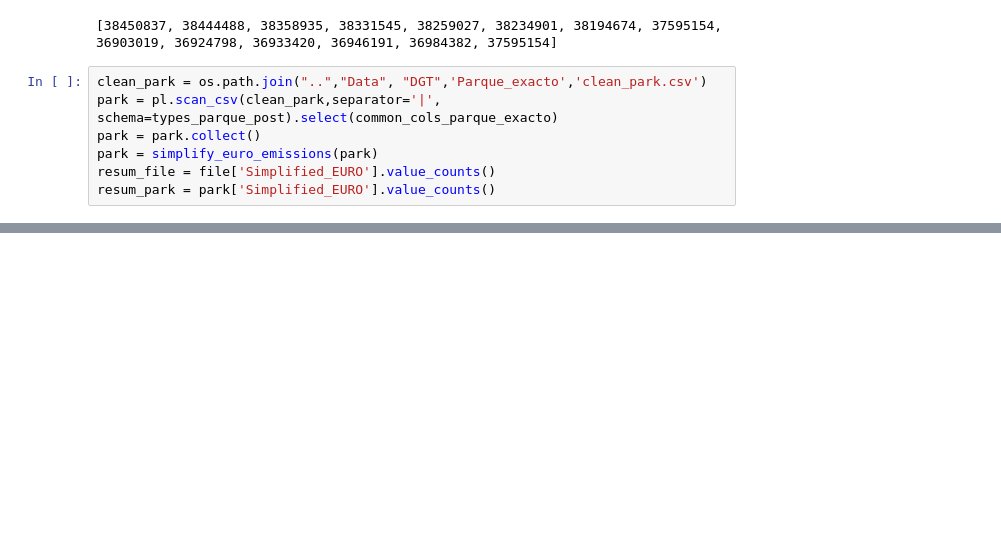
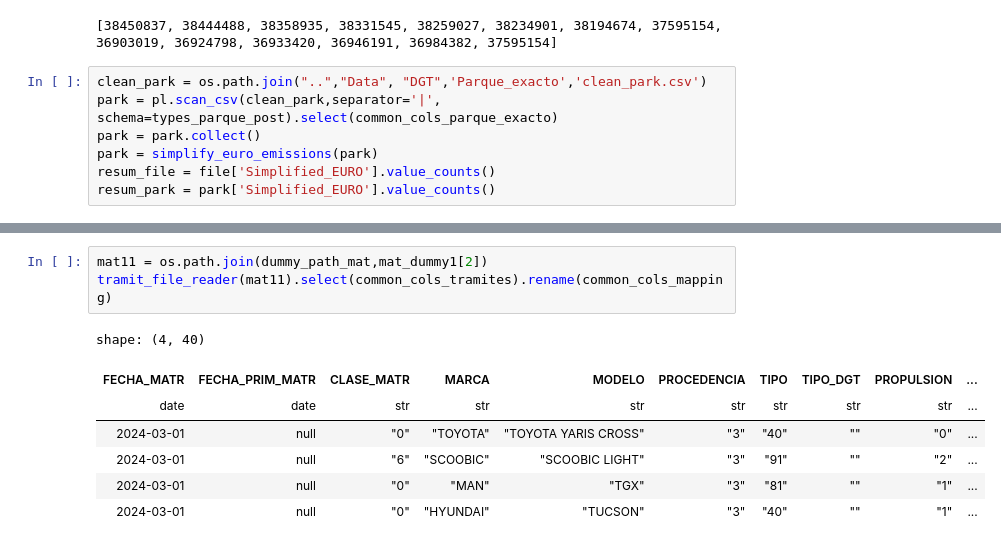
Before and after one commit to DaniBedmar/TFM-Air-Quality-Forecasting, a Jupyter notebook: Notebooks/cars_compilers.ipynb, the cells around one changed output, grey strips where cells are left out. Cells and saved outputs as stored; diff of their text form; blank space fills up the shorter version.

```diff
--- a/Notebooks/cars_compilers.ipynb
+++ b/Notebooks/cars_compilers.ipynb
@@ -186,0 +287,11 @@ resum_park = park['Simplified_EURO'].value_counts()
+# %%
+mat11 = os.path.join(dummy_path_mat,mat_dummy1[2])
+tramit_file_reader(mat11).select(common_cols_tramites).rename(common_cols_mapping)
+# %% [output]
+shape: (4, 40)
+| FECHA_MATR | FECHA_PRIM_MATR | CLASE_MATR | MARCA | MODELO | PROCEDENCIA | TIPO | TIPO_DGT | PROPULSION | ... |
+| date | date | str | str | str | str | str | str | str | ... |
+| 2024-03-01 | null | "0" | "TOYOTA" | "TOYOTA YARIS CROSS" | "3" | "40" | "" | "0" | ... |
+| 2024-03-01 | null | "6" | "SCOOBIC" | "SCOOBIC LIGHT" | "3" | "91" | "" | "2" | ... |
+| 2024-03-01 | null | "0" | "MAN" | "TGX" | "3" | "81" | "" | "1" | ... |
+| 2024-03-01 | null | "0" | "HYUNDAI" | "TUCSON" | "3" | "40" | "" | "1" | ... |
```
Also changed, not shown: parts of 7 cells of this notebook, 11 other files.
